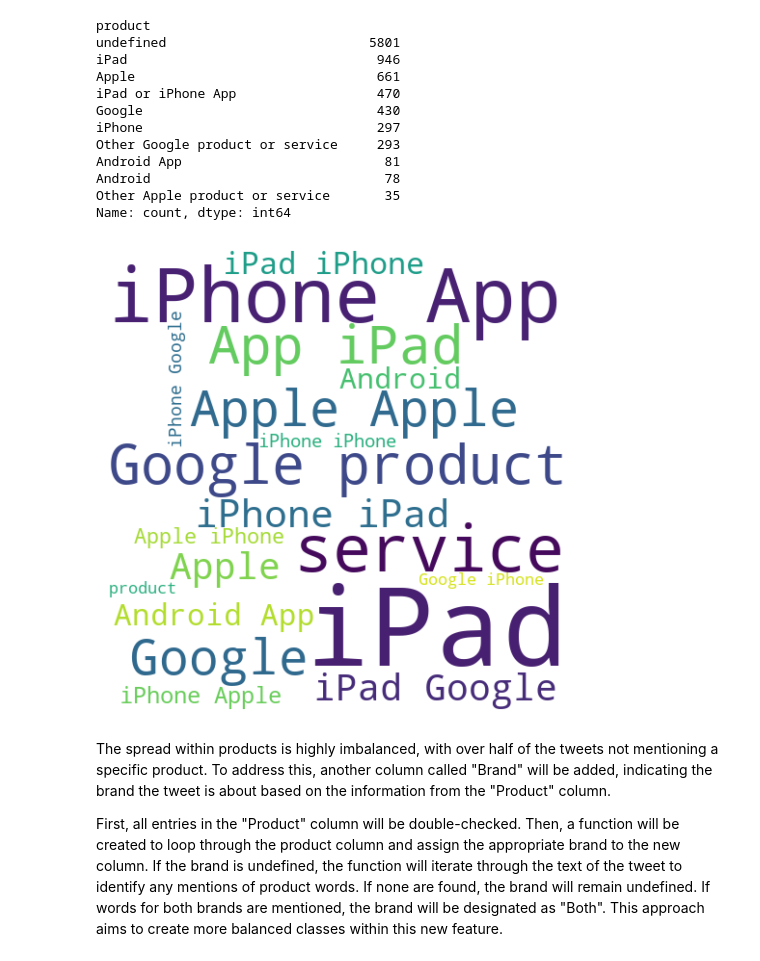
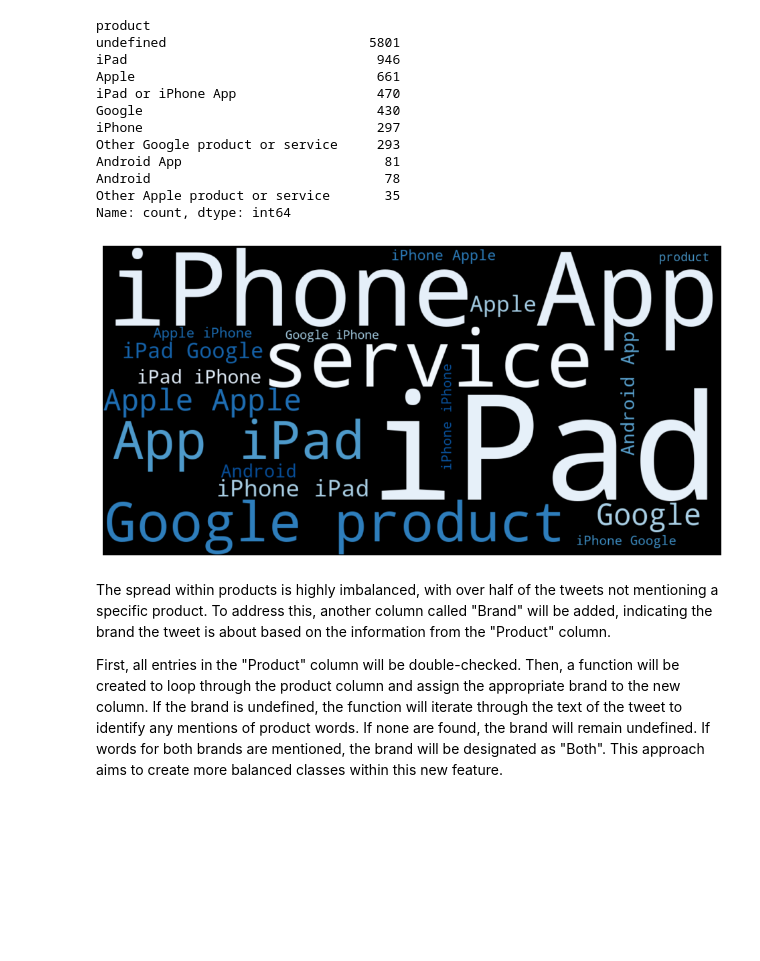
Before and after one commit to KennedyOwinoJnr/Twitter-Sentiment-Analysis, a Jupyter notebook: ProjectNotebook.ipynb, the cells around one changed output. Drawn from its saved outputs; the diff is of its cells as text; code cells hidden in the pictures; blank space fills up the shorter version.

```diff
--- a/ProjectNotebook.ipynb
+++ b/ProjectNotebook.ipynb
@@ -183,19 +187,19 @@ Name: count, dtype: int64
 # %%
 # Combine all products texts into one large text
 all_products = ' '.join(product for product in data['product'] if product != 'undefined')
 
 # Generate a word cloud image
-wordcloud = WordCloud(stopwords=STOPWORDS, background_color='white',
-                       width=480, height=480, max_words=150, random_state=42).generate(all_products)
+wordcloud = WordCloud(stopwords=STOPWORDS, background_color='black',
+                       width=1200, height=600, max_words=150, random_state=42, colormap='Blues').generate(all_products)
 
 # Display the generated image
 plt.figure(figsize=(12,6))
 plt.imshow(wordcloud, interpolation='bilinear')
 plt.axis('off')
 plt.margins(x=1, y=1)
 plt.show()
 # %% [output]
-[figure, old version]
+[figure, new version]
 # %% [markdown]
 The spread within products is highly imbalanced, with over half of the tweets not mentioning a specific product. To address this, another column called "Brand" will be added, indicating the brand the tweet is about based on the information from the "Product" column.
 
```
Also changed, not shown: parts of 63 cells of this notebook.
